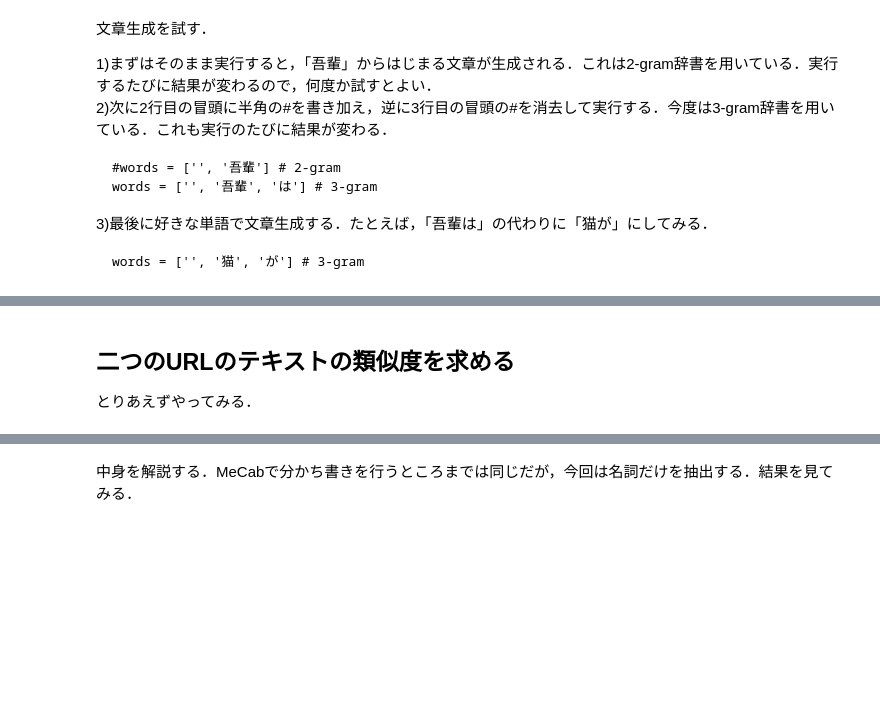
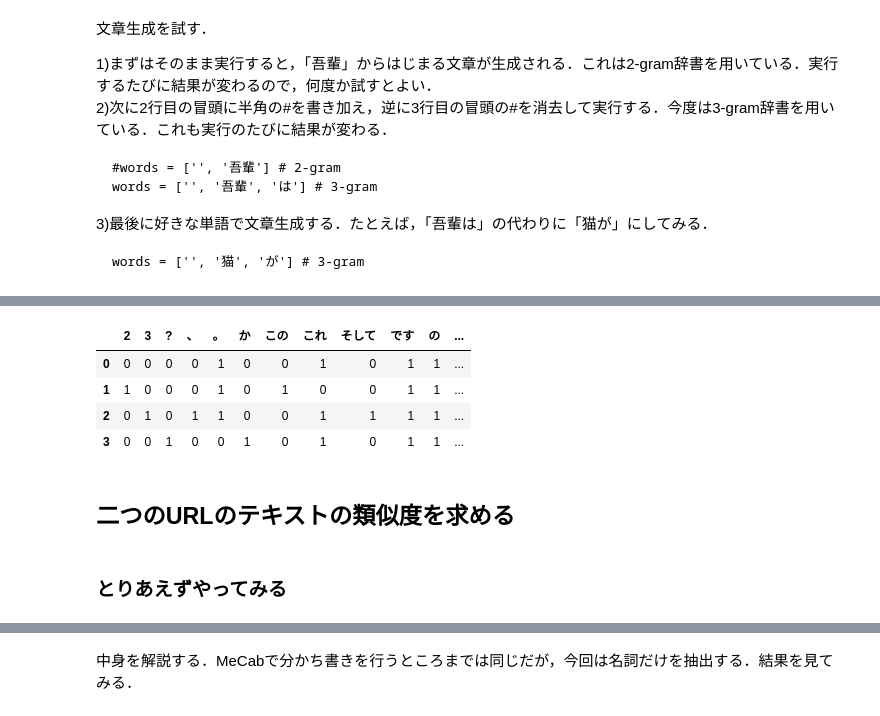
Before and after one commit to yasyamauchi/education, a Jupyter notebook: Language_BME.ipynb, the cells around one changed output, grey strips where cells are left out. Drawn from its saved outputs; the diff is of its cells as text; code cells hidden in the pictures; blank space fills up the shorter version.

```diff
--- a/Language_BME.ipynb
+++ b/Language_BME.ipynb
@@ -198,7 +228,29 @@ for u in output:
+# %%
+import pandas as pd
+from sklearn.feature_extraction.text import CountVectorizer
+from IPython.display import display
+corpus = [
+    ['これ', 'は', '最初', 'の', 'ドキュメント', 'です', '。'],
+    ['この', 'ドキュメント', 'は', '2', '番目', 'の', 'ドキュメント', 'です', '。'],
+    ['そして', '、', 'これ', 'は', '3', '番目', 'の', 'もの', 'です', '。'],
+    ['これ', 'は', '最初', 'の', 'ドキュメント', 'です', 'か', '?']
+]
+vectorizer = CountVectorizer(analyzer=lambda x: x)
+
+vec = vectorizer.fit_transform(corpus)
+feature_names = vectorizer.get_feature_names_out()
+df = pd.DataFrame(vec.toarray(), columns=feature_names)
+display(df)
+# %% [output]
+|  | 2 | 3 | ? | 、 | 。 | か | この | これ | そして | です | の | ... |
+| 0 | 0 | 0 | 0 | 0 | 1 | 0 | 0 | 1 | 0 | 1 | 1 | ... |
+| 1 | 1 | 0 | 0 | 0 | 1 | 0 | 1 | 0 | 0 | 1 | 1 | ... |
+| 2 | 0 | 1 | 0 | 1 | 1 | 0 | 0 | 1 | 1 | 1 | 1 | ... |
+| 3 | 0 | 0 | 1 | 0 | 0 | 1 | 0 | 1 | 0 | 1 | 1 | ... |
 # %% [markdown]
 ## 二つのURLのテキストの類似度を求める
-
-  とりあえずやってみる．
+# %% [markdown]
+### とりあえずやってみる
 # %%
 import requests
 from bs4 import BeautifulSoup
```
Also changed, not shown: parts of 11 cells of this notebook.
